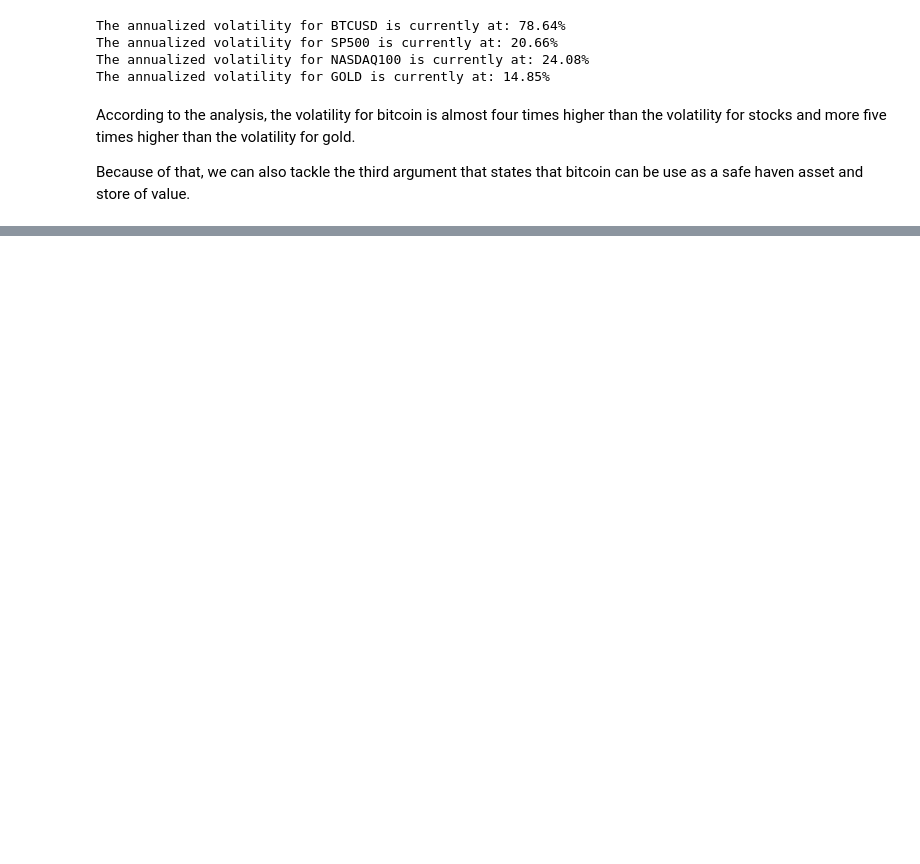
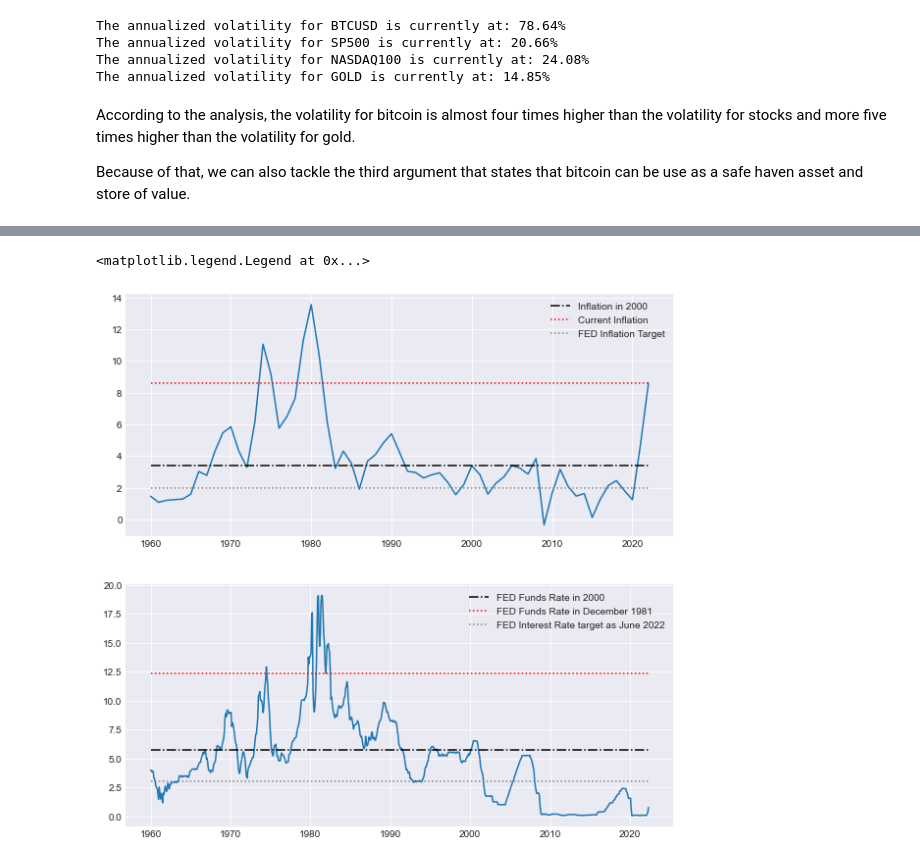
Before and after one commit to joaofelipemb/Bitcoin-Analysis, a Jupyter notebook: bitcoin_analysis2.ipynb, the cells around one changed output, grey strips where cells are left out. Cells and saved outputs as stored; diff of their text form; code cells hidden in the pictures; blank space fills up the shorter version.

```diff
--- a/bitcoin_analysis2.ipynb
+++ b/bitcoin_analysis2.ipynb
@@ -801,0 +812,7 @@ After analyzing both correlation and the volatility for Bitcoin, we can conclude
+# %%
+# importing CPI data
+us_cpi = pd.read_csv('US_CPI.csv').rename(columns={'Country Name' : 'Year', 'United States': 'CPI'}).set_index('Year')
+fed_funds = pd.read_csv('FEDFUNDS.csv', parse_dates=True, index_col='DATE')
+
+# Updating last 2022 data
+us_cpi.loc[2022] = 8.6
@@ -801,0 +827,57 @@ After analyzing both correlation and the volatility for Bitcoin, we can conclude
+# %%
+fig, (ax1, ax2) = plt.subplots(2, 1, figsize=(10,10))
+
+ax1.plot(us_cpi.index, us_cpi['CPI'])
+ax1.hlines(
+        us_cpi.loc[2000],
+        xmax=us_cpi.index[-1],
+        xmin=us_cpi.index[0],
+        color= 'black',
+        label='Inflation in 2000',
+        linestyle='dashdot')
+ax1.hlines(
+        us_cpi.loc[2022],
+        xmax=us_cpi.index[-1],
+        xmin=us_cpi.index[0],
+        color='red',
+        label='Current Inflation',
+        linestyle="dotted")
+ax1.hlines(
+        2,
+        xmax=us_cpi.index[-1],
+        xmin=us_cpi.index[0],
+        color= 'grey',
+        label='FED Inflation Target',
+        linestyle="dotted"
+)
+ax1.legend()
+
+
+ax2.plot(fed_funds.index, fed_funds['FEDFUNDS'])
+ax2.hlines(
+        fed_funds.loc['2000-02-01'],
+        xmax=fed_funds.index[-1],
+        xmin=fed_funds.index[0],
+        color='black',
+        label='FED Funds Rate in 2000',
+        linestyle='dashdot')
+ax2.hlines(
+        fed_funds.loc['1981-12-01'],
+        xmax=fed_funds.index[-1],
+        xmin=fed_funds.index[0],
+        color='red',
+        label='FED Funds Rate in December 1981',
+        linestyle='dotted'
+)
+ax2.hlines(
+        3,
+        xmax=fed_funds.index[-1],
+        xmin=fed_funds.index[0],
+        color='grey',
+        label="FED Interest Rate target as June 2022",
+        linestyle='dotted'
+)
+ax2.legend()
+# %% [output]
+<matplotlib.legend.Legend at 0x...>
+[figure, added]
```
Also changed, not shown: parts of 38 cells of this notebook, 3 other files.
